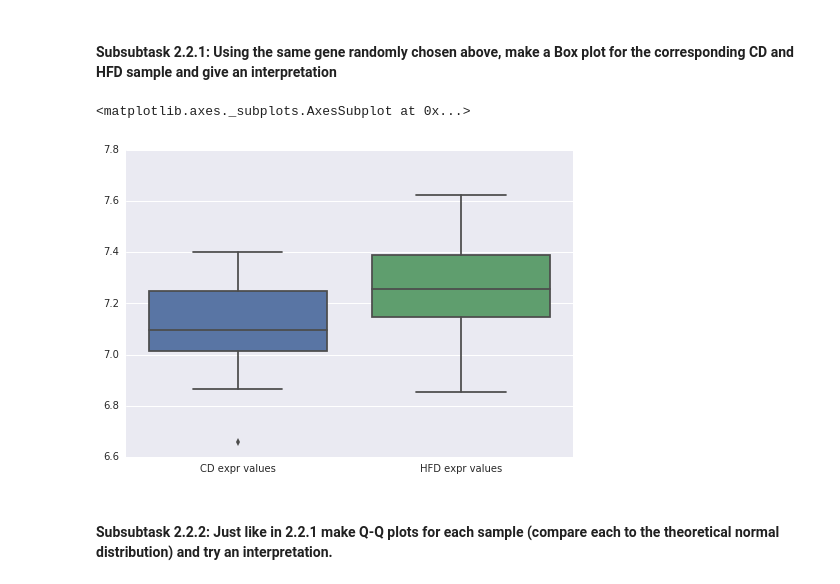
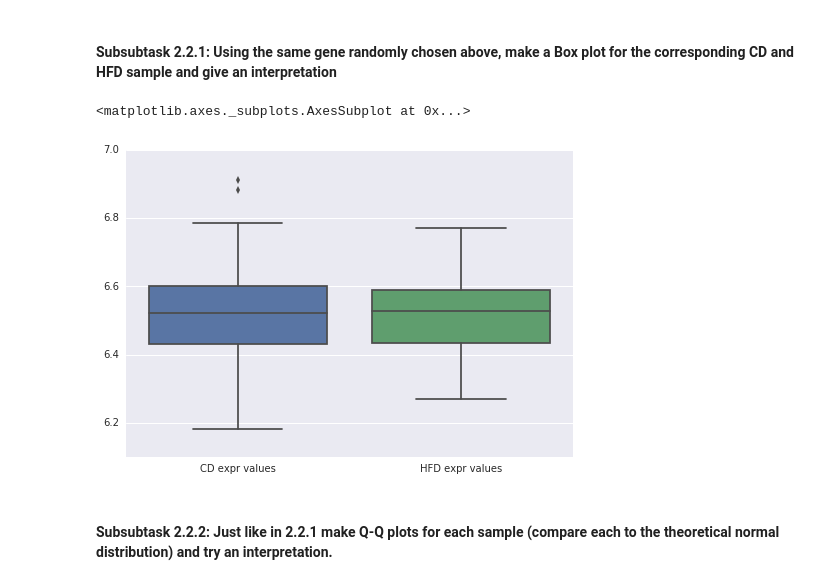
Before and after one commit to Telocontar/IntegratedBioinformatics, a Jupyter notebook: notebooks/DayX_DE_Analysis.ipynb, the cells around one changed output. Drawn from its saved outputs; the diff is of its cells as text; code cells hidden in the pictures.

```diff
--- a/notebooks/DayX_DE_Analysis.ipynb
+++ b/notebooks/DayX_DE_Analysis.ipynb
@@ -246,16 +246,16 @@ Utterly shocked and overwhelmed by ambiguous emotions you begin to doubt the wis
 # %% [markdown]
 #### Subsubtask 2.2.1: Using the same gene randomly chosen above, make a Box plot for the corresponding CD and HFD sample and give an interpretation
 # %%
-blubb = pd.DataFrame({"HFD expr values" : sample_BXD_expr_values,
+blubb = pd.DataFrame({"HFD expr values" : sample_HFD_expr_values,
                      "CD expr values" : sample_CD_expr_values})
 sns.boxplot(data=blubb)
 
 # Interpretation:
-# The genes of the mice getting HFD are on average stronger expressed than the genes of the mice getting CD. Also the
-# variance of HFD is sligthly larger than the variance of CD.
+# The genes of the mice getting CD are on average stronger expressed than the genes of the mice getting CD. Also the
+# variance of CD is sligthly larger than the variance of HFD.
 # %% [output]
 <matplotlib.axes._subplots.AxesSubplot at 0x...>
-[figure, old version]
+[figure, new version]
 # %% [markdown]
 #### Subsubtask 2.2.2: Just like in 2.2.1 make Q-Q plots for each sample (compare each to the theoretical normal distribution) and try an interpretation.
 # %%
```
Also changed, not shown: parts of 13 cells of this notebook.
